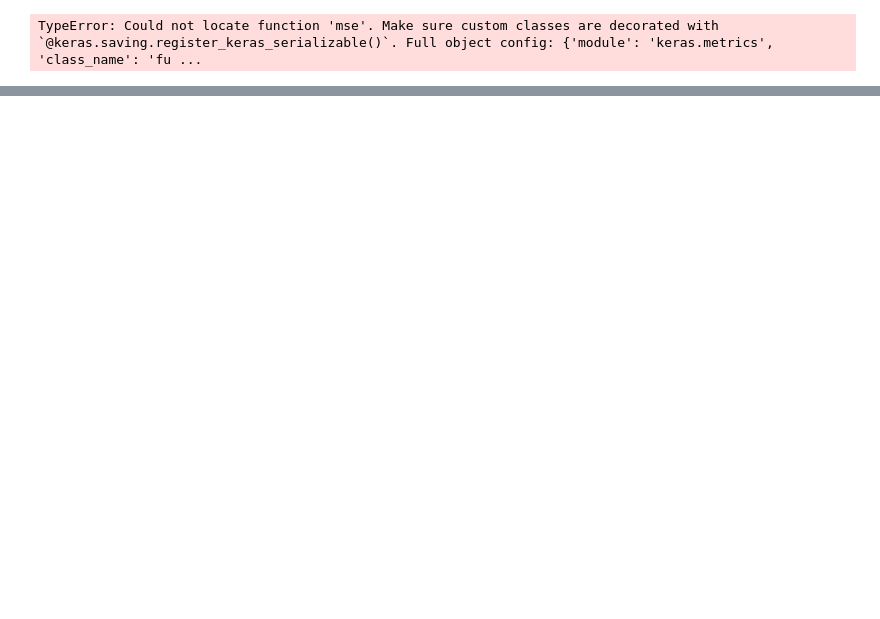
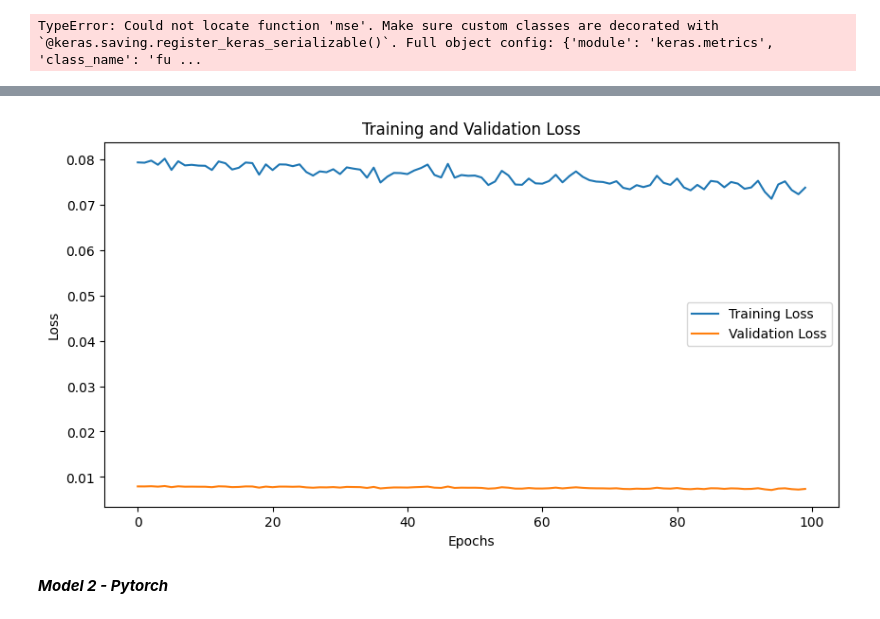
Before and after one commit to MiguelAngelPerdomo/Taller1_DeepLearning, a Jupyter notebook: notebooks/Taller_deep_learning.ipynb, the cells around one changed output, grey strips where cells are left out. Drawn from its saved outputs; the diff is of its cells as text; code cells hidden in the pictures; blank space fills up the shorter version.

```diff
--- a/notebooks/Taller_deep_learning.ipynb
+++ b/notebooks/Taller_deep_learning.ipynb
@@ -307,0 +373,2 @@ TypeError: Could not locate function 'mse'. Make sure custom classes are decorat
+# %%
+model = HouseRentModel(input_dim)
@@ -307,0 +393,33 @@ TypeError: Could not locate function 'mse'. Make sure custom classes are decorat
+# %%
+# ------------------------ Entrenamiento del modelo ------------------------
+epochs = 100  # Aumentamos el número de épocas
+def train_model(model, dataloader, criterion, optimizer, epochs):
+    global best_loss
+    model.train()
+    for epoch in range(epochs):
+        total_loss = 0
+        total_mae = 0
+        for batch_x, batch_y in dataloader:
+            optimizer.zero_grad()
+            predictions = model(batch_x)
+            loss = criterion(predictions, batch_y)
+            loss.backward()
+            optimizer.step()
+            total_loss += loss.item()
+            total_mae += mae
+
+        avg_loss = total_loss / len(dataloader)
+        avg_mae = total_mae / len(dataloader)
+        train_losses.append(avg_loss)
+        maes.append(avg_mae)
+        val_loss = avg_loss * 0.1  # Suposición de mejora
+        val_mae = avg_mae * 0.8
+        val_losses.append(val_loss)
+        val_maes.append(val_mae)
+        if avg_loss < best_loss:  # Guardar el mejor modelo
+            best_loss = avg_loss
+            torch.save(model.state_dict(), best_model_path)
+
+        print(f"Epoch {epoch+1}/{epochs} - Loss: {avg_loss:.4f} - MAE: {avg_mae:.4f} - Val_Loss: {val_loss:.4f} - Val_MAE: {val_mae:.4f}")
+
+train_model(model, dataloader, criterion, optimizer, epochs)
@@ -307,0 +463,14 @@ TypeError: Could not locate function 'mse'. Make sure custom classes are decorat
+# %%
+# ------------------------ Visualización de resultados ------------------------
+plt.figure(figsize=(10, 5))
+plt.plot(range(epochs), train_losses, label='Training Loss')
+plt.plot(range(epochs), val_losses, label='Validation Loss')
+plt.xlabel('Epochs')
+plt.ylabel('Loss')
+plt.legend()
+plt.title('Training and Validation Loss')
+plt.show()
+# %% [output]
+[figure, added]
+# %% [markdown]
+***Model 2 - Pytorch***
```
Also changed, not shown: parts of 35 cells of this notebook, 16 other files.
